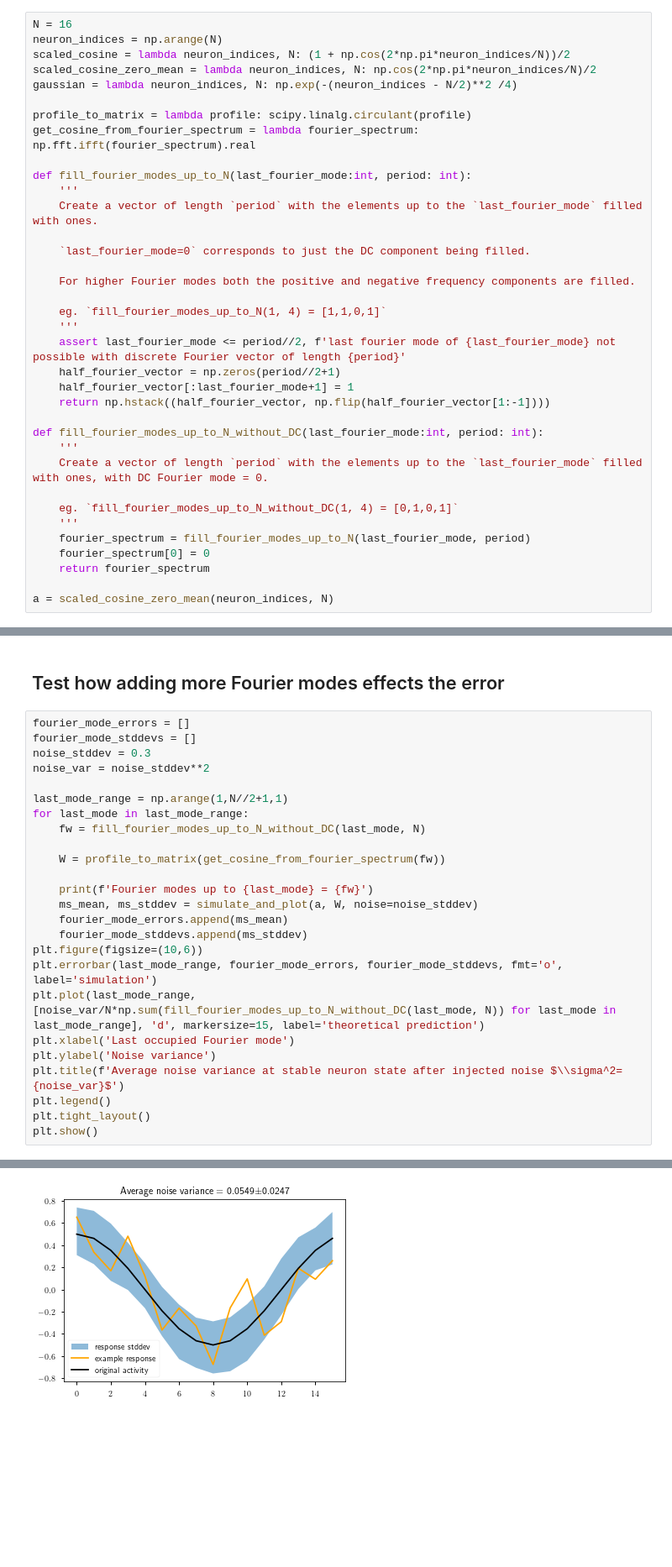
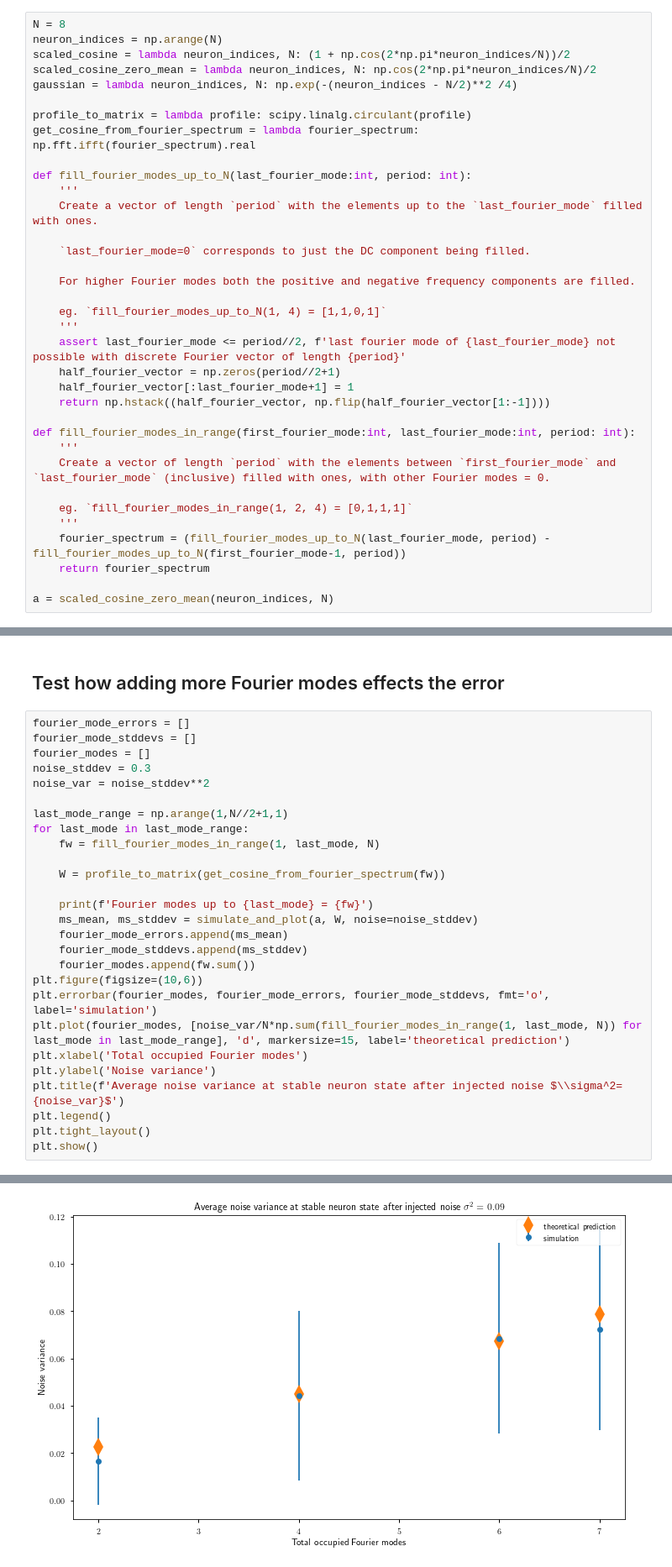
Before and after one commit to Dominic-DallOsto/insect-navigation-sinusoidal-optimality, a Jupyter notebook: sinusoidal noise rejection negative activity.ipynb, the cells around one changed output, grey strips where cells are left out. Shown at 84% size. Drawn from its saved outputs; the diff is of its cells as text; blank space fills up the shorter version.

Commit message:
Update old plots with N=8

```diff
--- a/sinusoidal noise rejection negative activity.ipynb
+++ b/sinusoidal noise rejection negative activity.ipynb
@@ -23,7 +23,7 @@ np.random.seed(7) # seed so plots are repeatable
 plt.rc('font',**{'family':'sans-serif','sans-serif':['Computer Modern Sans serif']})
 plt.rc('text', usetex=True)
 # %%
-N = 16
+N = 8
 neuron_indices = np.arange(N)
 scaled_cosine = lambda neuron_indices, N: (1 + np.cos(2*np.pi*neuron_indices/N))/2
 scaled_cosine_zero_mean = lambda neuron_indices, N: np.cos(2*np.pi*neuron_indices/N)/2
@@ -47,14 +47,13 @@ def fill_fourier_modes_up_to_N(last_fourier_mode:int, period: int):
 	half_fourier_vector[:last_fourier_mode+1] = 1
 	return np.hstack((half_fourier_vector, np.flip(half_fourier_vector[1:-1])))
 
-def fill_fourier_modes_up_to_N_without_DC(last_fourier_mode:int, period: int):
+def fill_fourier_modes_in_range(first_fourier_mode:int, last_fourier_mode:int, period: int):
 	'''
-	Create a vector of length `period` with the elements up to the `last_fourier_mode` filled with ones, with DC Fourier mode = 0.
+	Create a vector of length `period` with the elements between `first_fourier_mode` and `last_fourier_mode` (inclusive) filled with ones, with other Fourier modes = 0.
 
-	eg. `fill_fourier_modes_up_to_N_without_DC(1, 4) = [0,1,0,1]`
+	eg. `fill_fourier_modes_in_range(1, 2, 4) = [0,1,1,1]`
 	'''
-	fourier_spectrum = fill_fourier_modes_up_to_N(last_fourier_mode, period)
-	fourier_spectrum[0] = 0
+	fourier_spectrum = (fill_fourier_modes_up_to_N(last_fourier_mode, period) - fill_fourier_modes_up_to_N(first_fourier_mode-1, period))
 	return fourier_spectrum
 
 a = scaled_cosine_zero_mean(neuron_indices, N)
@@ -94,12 +93,13 @@ def simulate_and_plot(a0, W, dt=0.001, repetitions=100, noise=0.3, plot=True, sh
 # %%
 fourier_mode_errors = []
 fourier_mode_stddevs = []
+fourier_modes = []
 noise_stddev = 0.3
 noise_var = noise_stddev**2
 
 last_mode_range = np.arange(1,N//2+1,1)
 for last_mode in last_mode_range:
-	fw = fill_fourier_modes_up_to_N_without_DC(last_mode, N)
+	fw = fill_fourier_modes_in_range(1, last_mode, N)
 
 	W = profile_to_matrix(get_cosine_from_fourier_spectrum(fw))
 
@@ -107,10 +107,11 @@ for last_mode in last_mode_range:
 	ms_mean, ms_stddev = simulate_and_plot(a, W, noise=noise_stddev)
 	fourier_mode_errors.append(ms_mean)
 	fourier_mode_stddevs.append(ms_stddev)
+	fourier_modes.append(fw.sum())
 plt.figure(figsize=(10,6))
-plt.errorbar(last_mode_range, fourier_mode_errors, fourier_mode_stddevs, fmt='o', label='simulation')
-plt.plot(last_mode_range, [noise_var/N*np.sum(fill_fourier_modes_up_to_N_without_DC(last_mode, N)) for last_mode in last_mode_range], 'd', markersize=15, label='theoretical prediction')
-plt.xlabel('Last occupied Fourier mode')
+plt.errorbar(fourier_modes, fourier_mode_errors, fourier_mode_stddevs, fmt='o', label='simulation')
+plt.plot(fourier_modes, [noise_var/N*np.sum(fill_fourier_modes_in_range(1, last_mode, N)) for last_mode in last_mode_range], 'd', markersize=15, label='theoretical prediction')
+plt.xlabel('Total occupied Fourier modes')
 plt.ylabel('Noise variance')
 plt.title(f'Average noise variance at stable neuron state after injected noise $\\sigma^2={noise_var}$')
 plt.legend()
@@ -129 +129 @@ Fourier modes up to 5 = [0. 1. 1. 1. 1. 1. 0. 0. 0. 0. 0. 1. 1. 1. 1. 1.]
-[figure, old version]
+[figure, new version]
```
Also changed, not shown: parts of 17 cells of this notebook, 5 other files.
